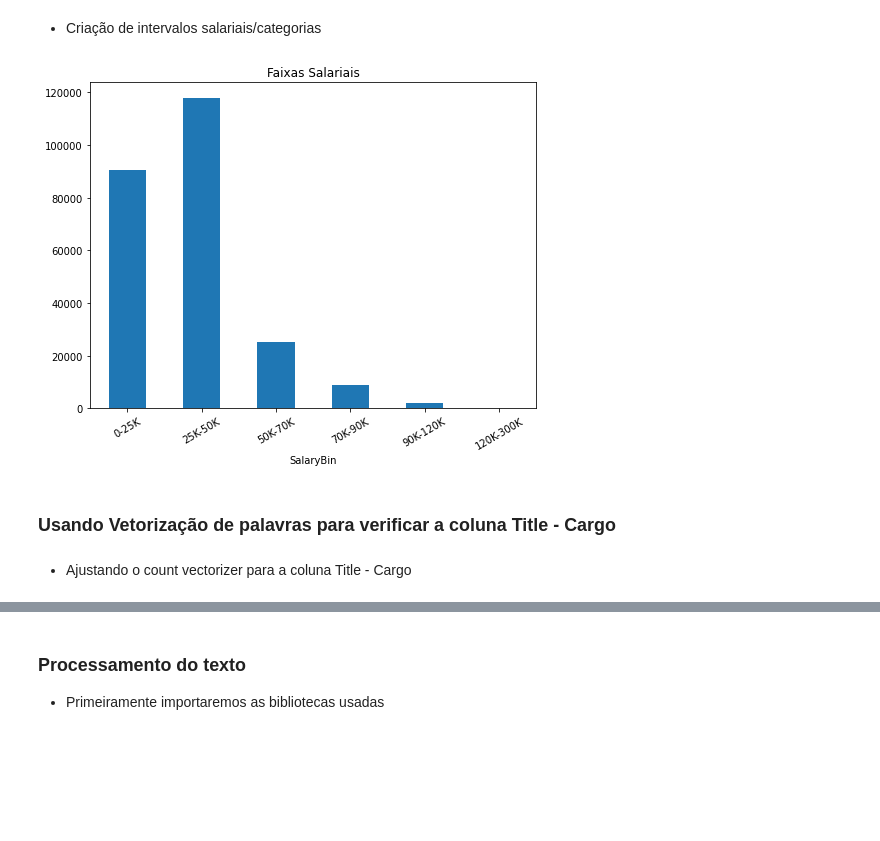
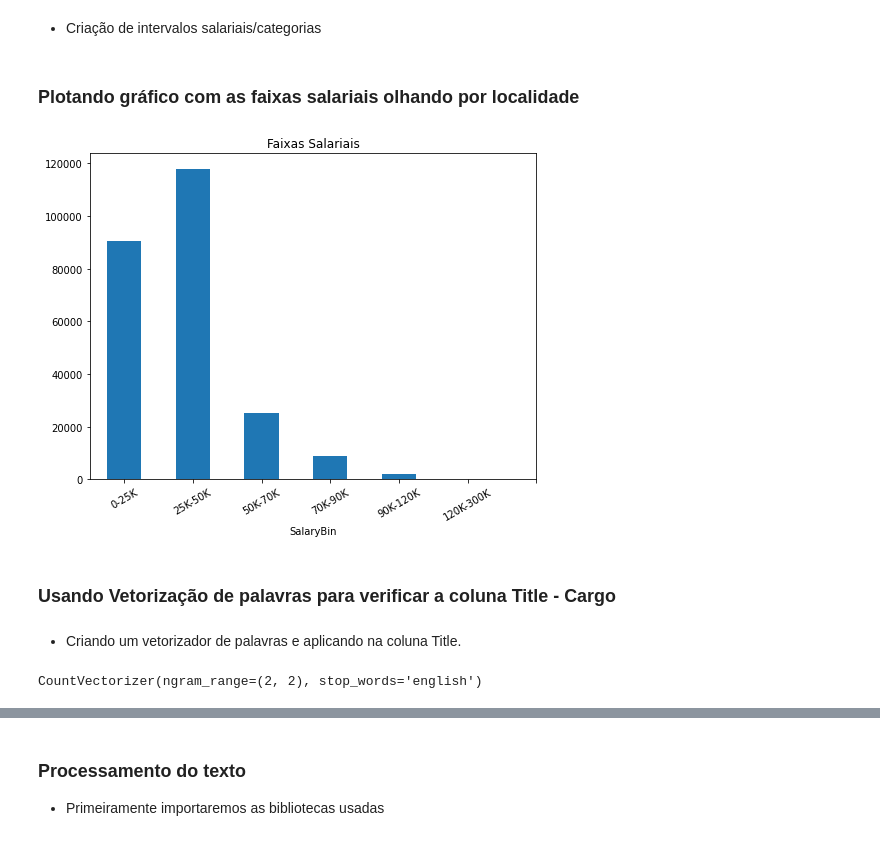
Before and after one commit to NophaieViscente/PredictSalary, a Jupyter notebook: PredictSalary_RegressionProblemExample_AED.ipynb, the cells around one changed output, grey strips where cells are left out. Drawn from its saved outputs; the diff is of its cells as text; code cells hidden in the pictures; blank space fills up the shorter version.

Commit message:
Criando as features

```diff
--- a/PredictSalary_RegressionProblemExample_AED.ipynb
+++ b/PredictSalary_RegressionProblemExample_AED.ipynb
@@ -204,18 +258,36 @@ len(salary_list)
 # %%
-def base_salarial(x):
+def base_calculo_salarial(x):
     y=""
     if "year" in str(x):
-        y = "Yearly"
+      y = "Yearly"
+    elif "py" in str(x):
+      y = "Yearly"
     elif "annum" in str(x):
-        y = "Yearly"
+      y = "Yearly"
+    elif "pa" in str(x):
+      y = "Yearly"
+    elif "p.a" in str(x):
+      y = "Yearly"
     elif "hour" in str(x):
-        y = "Hourly"
+      y = "Hourly"
+    elif "p.h" in str(x):
+      y = 'Hourly'
+    elif "ph" in str(x):
+      y = 'Hourly'
     elif "day" in str(x):
-        y = "Daily"
+      y = "Daily"
+    elif "pd" in str(x):
+      y = "Daily"
+    elif "p.d" in str(x):
+      y = "Daily"
     elif "week" in str(x):
-        y = "Weekly"
+      y = "Weekly"
+    elif "pw" in str(x):
+      y = "Weekly"
+    elif "p.w" in str(x):
+      y = "Weekly"
 
     return y
 # %%
-df_tmp['Rate_by'] = df_tmp['SalaryRaw'].apply(base_salarial)
+df_tmp['Rate_by'] = df_tmp['SalaryRaw'].apply(base_calculo_salarial)
 # %% [markdown]
@@ -223,2 +295,3 @@ df_tmp['Rate_by'] = df_tmp['SalaryRaw'].apply(base_salarial)
 # %%
-filtro = df_tmp['Rate_by'] == ""
+filtroBaseCalculo = df_tmp['Rate_by'] == ""
+df_tmp[filtroBaseCalculo]
@@ -225,3 +314,3 @@ filtro = df_tmp['Rate_by'] == ""
 # %%
-df_tmp.loc[filtro,'Rate_by'] = 'Yearly'
+df_tmp.loc[filtroBaseCalculo,'Rate_by'] = 'Yearly'
 # %% [markdown]
@@ -243,11 +333,13 @@ intervalosSalariais = [0,25000,50000,70000,90000,120000,300000]
 df_tmp['SalaryBin'] = pd.cut(x=df_tmp.SalaryNormalized, bins=intervalosSalariais, labels=False)
+# %% [markdown]
+### Plotando gráfico com as faixas salariais olhando por localidade
 # %%
 plt.figure(figsize=(8,6))
 df_tmp.groupby('SalaryBin')['LocationNormalized'].count().plot.bar()
 plt.title("Faixas Salariais")
-plt.xticks([0,1,2,3,4,5],['0-25K','25K-50K','50K-70K','70K-90K','90K-120K','120K-300K'], rotation=30)
+plt.xticks([0,1,2,3,4,5,6],['0-25K','25K-50K','50K-70K','70K-90K','90K-120K','120K-300K'], rotation=30)
 plt.show()
 # %% [output]
-[figure, old version]
+[figure, new version]
 # %% [markdown]
 ### Usando Vetorização de palavras para verificar a coluna Title - Cargo
@@ -262,2 +346,13 @@ cv = CountVectorizer(stop_words='english', ngram_range=(1,3), min_df=0.03)
-# %% [markdown]
-* Ajustando o count vectorizer para a coluna Title - Cargo
+# %% [markdown]
+* Criando um vetorizador de palavras e aplicando na coluna Title.
+# %%
+# Importando as bibliotecas
+from sklearn.feature_extraction.text import CountVectorizer
+from sklearn.model_selection import train_test_split
+
+# Criando o vetorizador com n-gram de 1 a 3
+cv = CountVectorizer(stop_words='english', ngram_range=(2,2),) #min_df=0.02)
+
+cv.fit(df_tmp.Title)
+# %% [output]
+CountVectorizer(ngram_range=(2, 2), stop_words='english')
```
Also changed, not shown: parts of 52 cells of this notebook.
